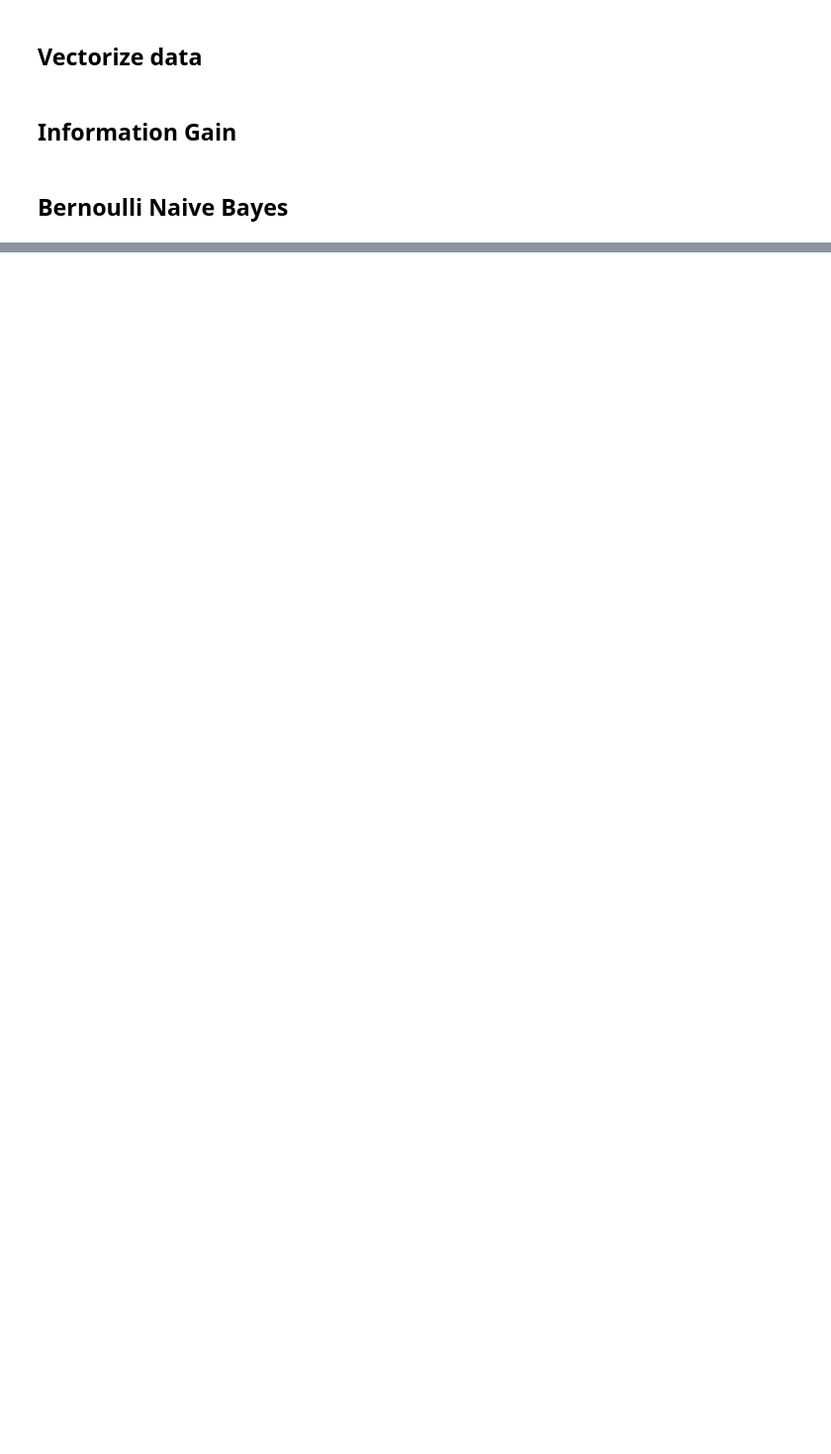
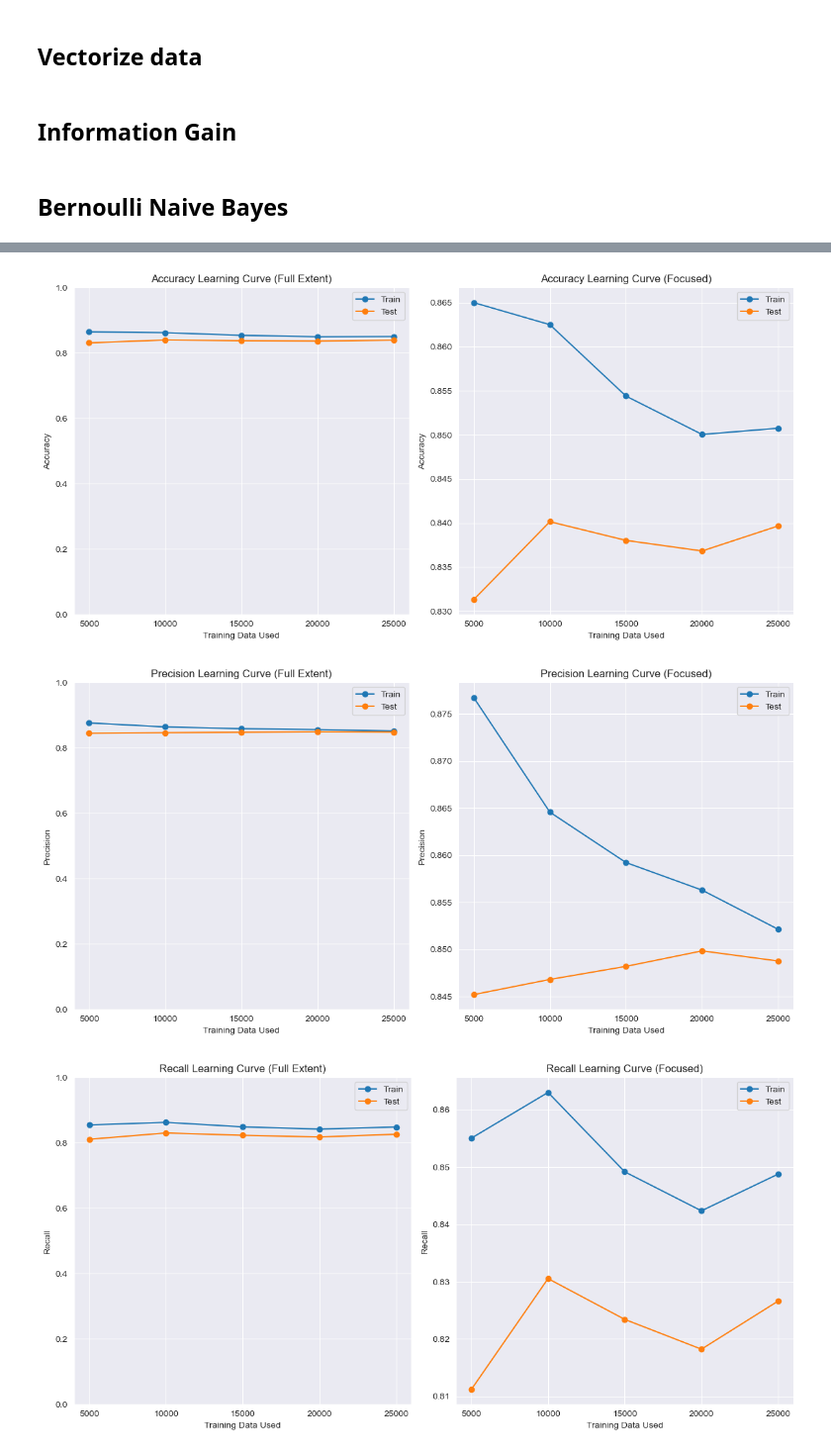
Before and after one commit to hvlkk/IMDb-Dataset-Sentiment-Analysis, a Jupyter notebook: naive_bayes.ipynb, the cells around one changed output, grey strips where cells are left out. Shown: that part at 99% size. Cells and saved outputs as stored; diff of their text form; code cells hidden in the pictures; blank space fills up the shorter version.

```diff
--- a/naive_bayes.ipynb
+++ b/naive_bayes.ipynb
@@ -167,0 +295,11 @@ weighted avg       0.84      0.84      0.84     25000
+# %%
+evaluation_results = evaluate_metrics(BernoulliNaiveBayes(), x_train, y_train, x_test, y_test, 5)
+# %%
+plot_learning_curve('Accuracy', evaluation_results['Train Accuracy'], evaluation_results['Test Accuracy'], evaluation_results['Split Sizes'])
+plot_learning_curve('Precision', evaluation_results['Train Precision'], evaluation_results['Test Precision'], evaluation_results['Split Sizes'])
+plot_learning_curve('Recall', evaluation_results['Train Recall'], evaluation_results['Test Recall'], evaluation_results['Split Sizes'])
+plot_learning_curve('F1', evaluation_results['Train F1'], evaluation_results['Test F1'], evaluation_results['Split Sizes'])
+# %% [output]
+[figure, added]
+[figure, added]
+[figure, added]
```
Also changed, not shown: parts of 7 cells of this notebook.
